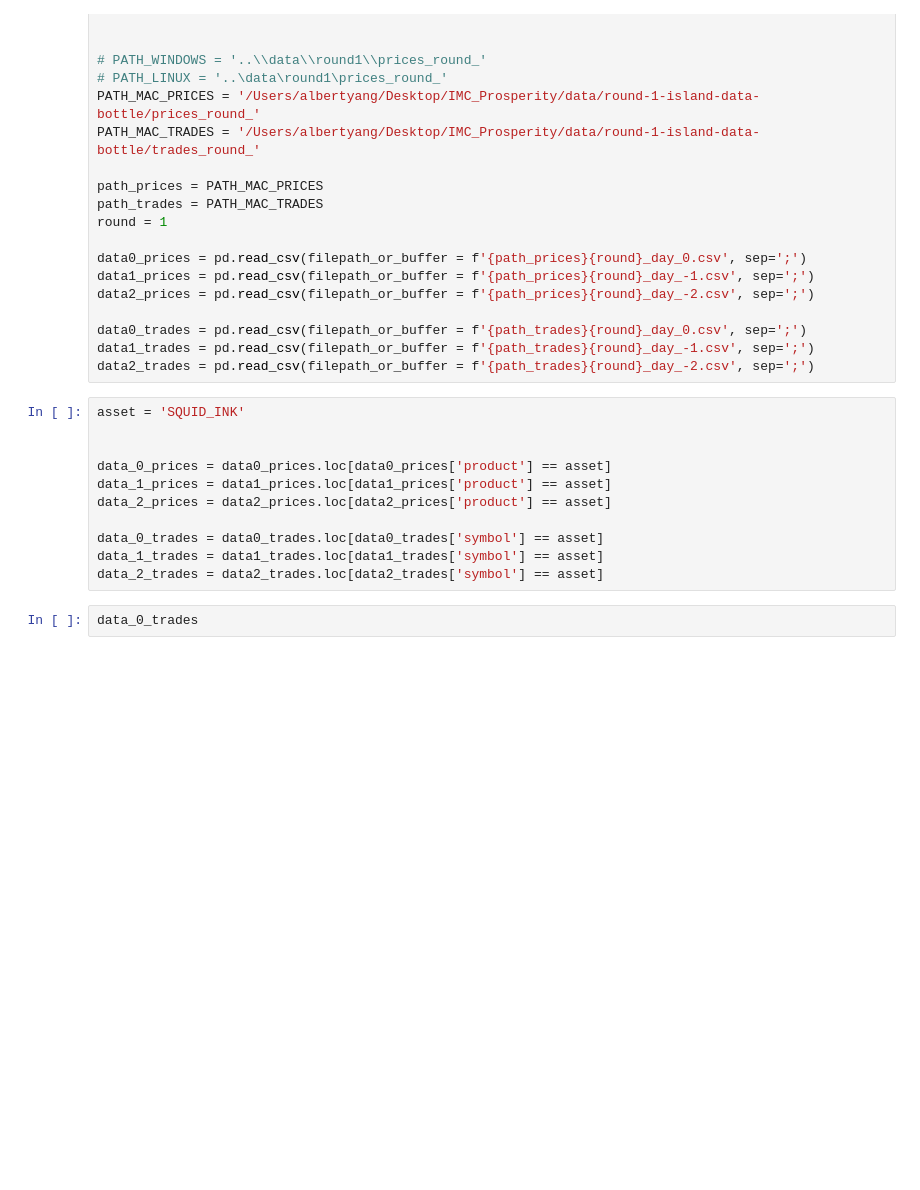
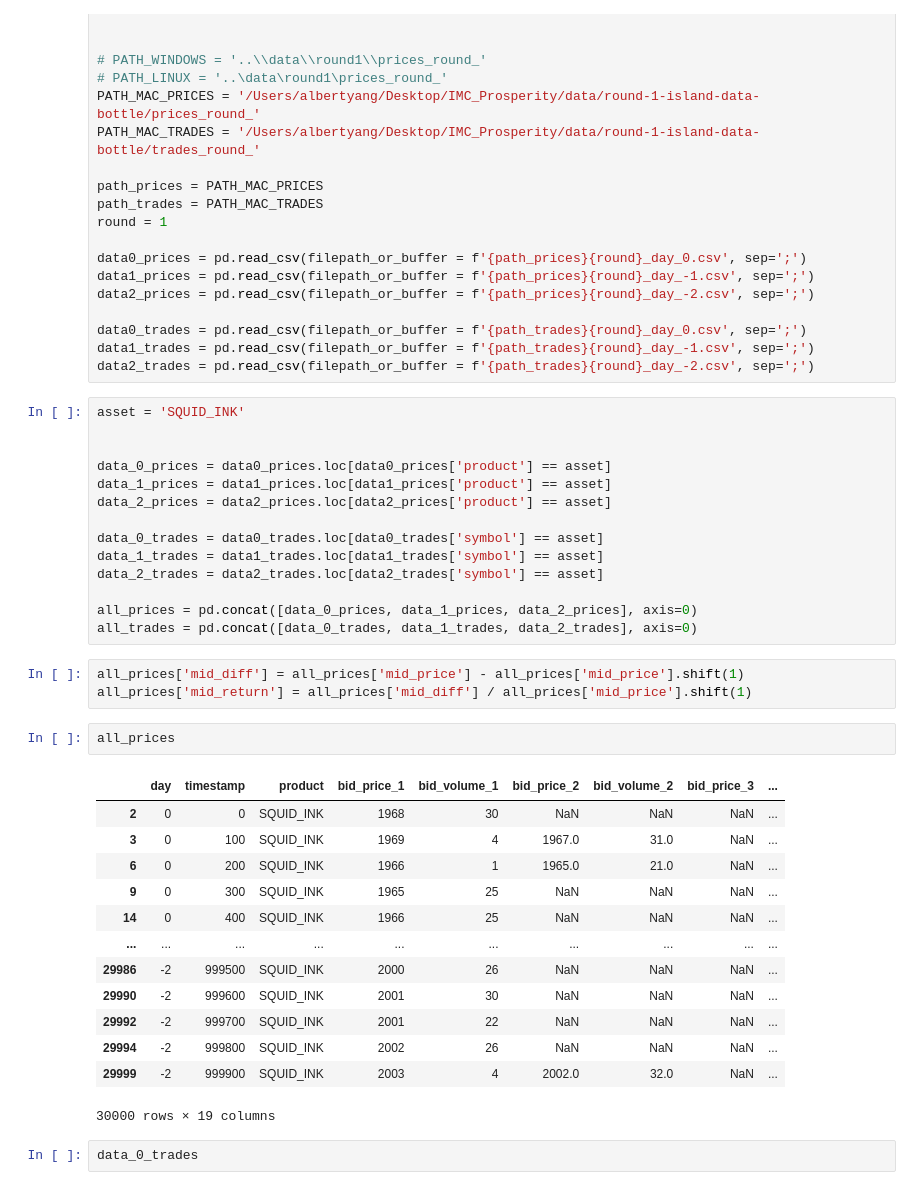
Before and after one commit to Albertyangyhm/IMC_Prosperity, a Jupyter notebook: 3p2/albert/round1.ipynb, the cells around one changed output. Saved outputs shown, nothing was run; the diff lists cells and outputs as text; blank space fills up the shorter version.

```diff
--- a/3p2/albert/round1.ipynb
+++ b/3p2/albert/round1.ipynb
@@ -31,6 +31,28 @@ data_2_prices = data2_prices.loc[data2_prices['product'] == asset]
 data_0_trades = data0_trades.loc[data0_trades['symbol'] == asset]
 data_1_trades = data1_trades.loc[data1_trades['symbol'] == asset]
 data_2_trades = data2_trades.loc[data2_trades['symbol'] == asset]
+
+all_prices = pd.concat([data_0_prices, data_1_prices, data_2_prices], axis=0)
+all_trades = pd.concat([data_0_trades, data_1_trades, data_2_trades], axis=0)
+# %%
+all_prices['mid_diff'] = all_prices['mid_price'] - all_prices['mid_price'].shift(1)
+all_prices['mid_return'] = all_prices['mid_diff'] / all_prices['mid_price'].shift(1)
+# %%
+all_prices
+# %% [output]
+|  | day | timestamp | product | bid_price_1 | bid_volume_1 | bid_price_2 | bid_volume_2 | bid_price_3 | ... |
+| 2 | 0 | 0 | SQUID_INK | 1968 | 30 | NaN | NaN | NaN | ... |
+| 3 | 0 | 100 | SQUID_INK | 1969 | 4 | 1967.0 | 31.0 | NaN | ... |
+| 6 | 0 | 200 | SQUID_INK | 1966 | 1 | 1965.0 | 21.0 | NaN | ... |
+| 9 | 0 | 300 | SQUID_INK | 1965 | 25 | NaN | NaN | NaN | ... |
+| 14 | 0 | 400 | SQUID_INK | 1966 | 25 | NaN | NaN | NaN | ... |
+| ... | ... | ... | ... | ... | ... | ... | ... | ... | ... |
+| 29986 | -2 | 999500 | SQUID_INK | 2000 | 26 | NaN | NaN | NaN | ... |
+| 29990 | -2 | 999600 | SQUID_INK | 2001 | 30 | NaN | NaN | NaN | ... |
+| 29992 | -2 | 999700 | SQUID_INK | 2001 | 22 | NaN | NaN | NaN | ... |
+| 29994 | -2 | 999800 | SQUID_INK | 2002 | 26 | NaN | NaN | NaN | ... |
+| 29999 | -2 | 999900 | SQUID_INK | 2003 | 4 | 2002.0 | 32.0 | NaN | ... |
+30000 rows × 19 columns
 # %%
 data_0_trades
 # %% [output]
```
Also changed, not shown: parts of 5 cells of this notebook, 2 other files.
